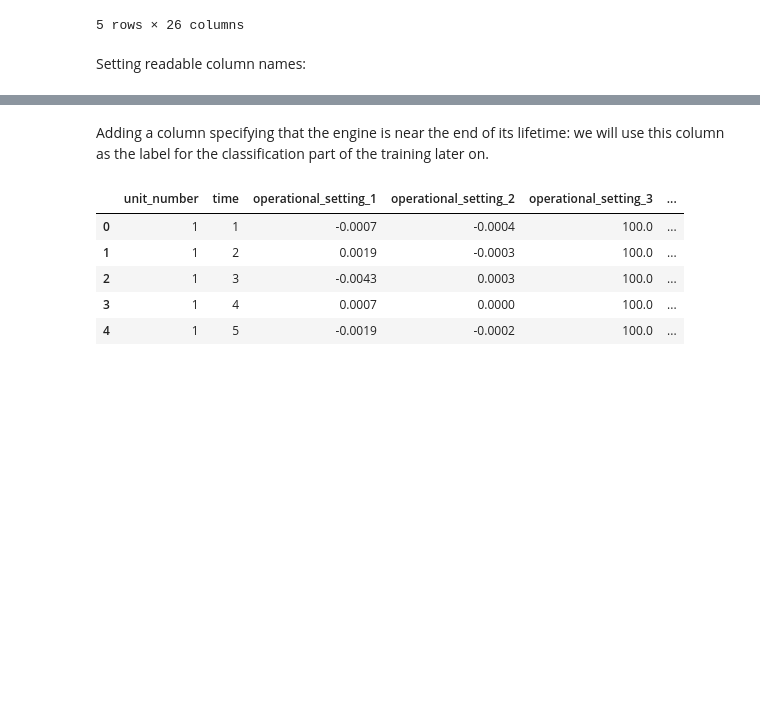
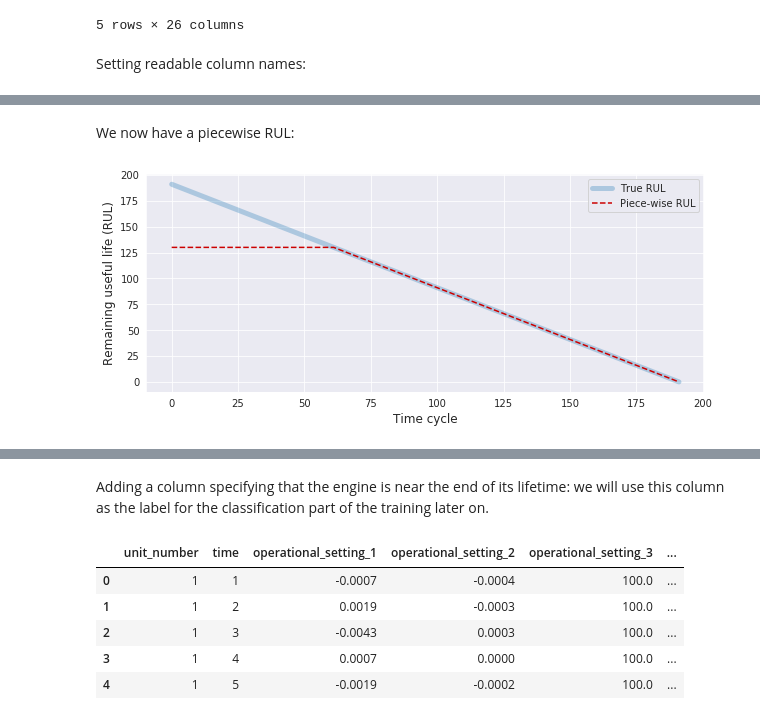
Before and after one commit to michaelhoarau/sagemaker-predictive-maintenance, a Jupyter notebook: nasa-turbofan-rul-xgboost/notebooks/1 - Data preparation.ipynb, the cells around one changed output, grey strips where cells are left out. Saved outputs shown, nothing was run; the diff lists cells and outputs as text; code cells hidden in the pictures; blank space fills up the shorter version.

Commit message:
Added a piecewise approach to the RUL estimation instead of a purely linear one.

```diff
--- a/nasa-turbofan-rul-xgboost/notebooks/1 - Data preparation.ipynb
+++ b/nasa-turbofan-rul-xgboost/notebooks/1 - Data preparation.ipynb
@@ -124,10 +133,29 @@ Adding a column with the remaining useful lifetime (RUL):
 # %%
 # Add a RUL column and group the data by unit_number:
-data['rul'] = 0
+data['true_rul'] = 0
+data['piecewise_rul'] = 0
 grouped_data = data.groupby(by='unit_number')
+rul_limit = 130
 
 # Loops through each unit number to get the lifecycle counts:
-for unit, rul in enumerate(grouped_data.count()['time']):
+for unit, max_rul in enumerate(grouped_data.count()['time']):
     current_df = data[data['unit_number'] == (unit+1)].copy()
-    current_df['rul'] = rul - current_df['time']
+    current_df['true_rul'] = max_rul - current_df['time']
+    current_df.loc[current_df['true_rul'] > 130, 'piecewise_rul'] = 130
+    current_df.loc[current_df['true_rul'] <= 130, 'piecewise_rul'] = current_df['true_rul']
     data[data['unit_number'] == (unit+1)] = current_df
+# %% [markdown]
+We now have a piecewise RUL:
+# %%
+current_df = data[data['unit_number'] == 1]
+true_rul = current_df['true_rul']
+piecewise_rul = current_df['piecewise_rul']
+
+fig = plt.figure(figsize=(10,4))
+ax = true_rul.plot(linestyle='-', linewidth=5, alpha=0.3, label='True RUL')
+piecewise_rul.plot(linestyle='--', color='#CC0000', ax=ax, label='Piece-wise RUL')
+ax.set_ylabel('Remaining useful life (RUL)', fontsize=12)
+ax.set_xlabel('Time cycle', fontsize=12)
+plt.legend();
+# %% [output]
+[figure, added]
```
Also changed, not shown: parts of 7 cells of this notebook.
